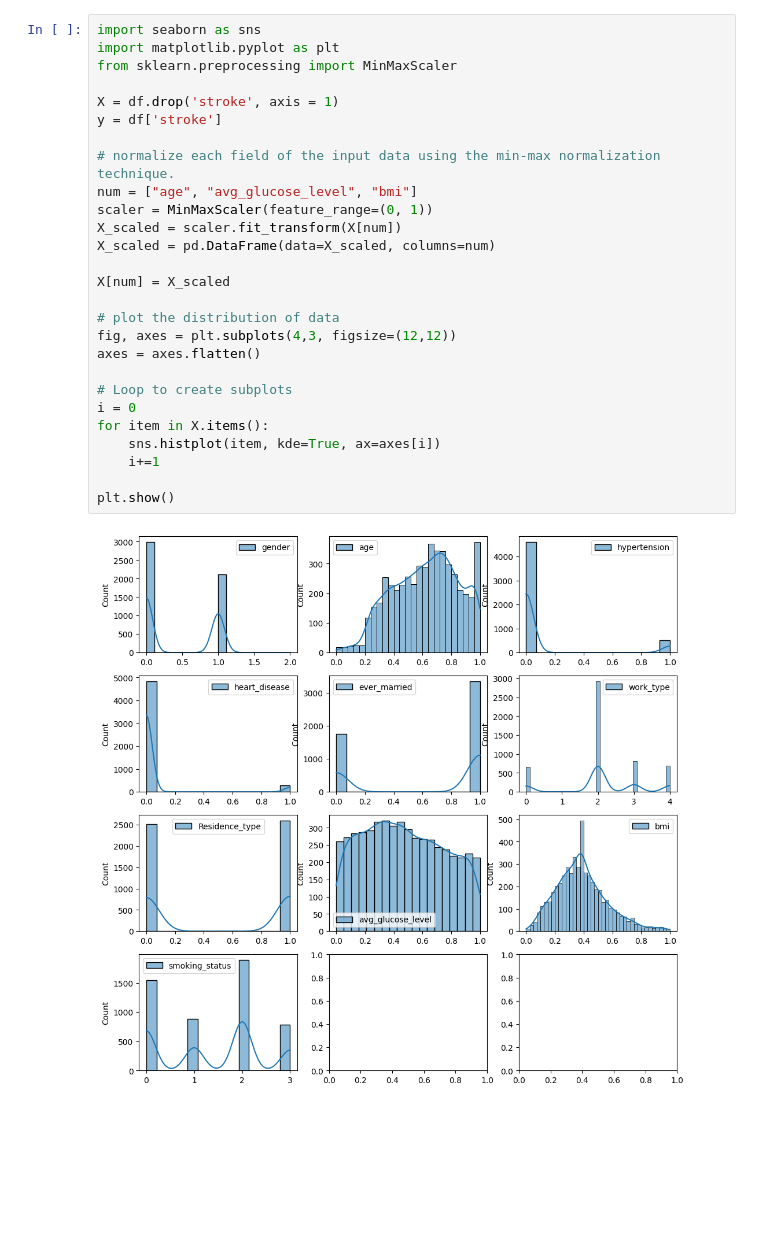
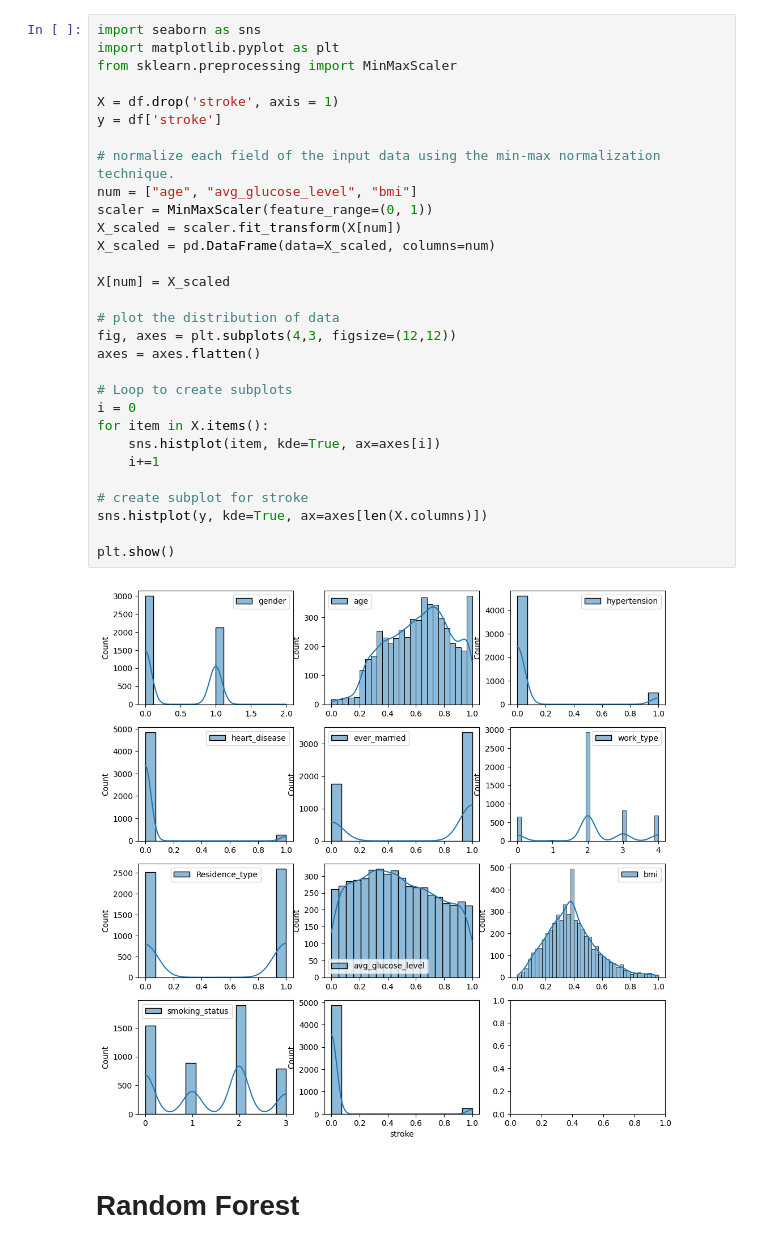
Before and after one commit to kaushal2m2/ecs171_ml_project, a Jupyter notebook: test.ipynb, the cells around one changed output. Drawn from its saved outputs; the diff is of its cells as text; blank space fills up the shorter version.

```diff
--- a/test.ipynb
+++ b/test.ipynb
@@ -57,32 +51,37 @@ display(df.head(5))
 # %%
 import seaborn as sns
 import matplotlib.pyplot as plt
 from sklearn.preprocessing import MinMaxScaler
 
 X = df.drop('stroke', axis = 1)
 y = df['stroke']
 
 # normalize each field of the input data using the min-max normalization technique.
 num = ["age", "avg_glucose_level", "bmi"]
 scaler = MinMaxScaler(feature_range=(0, 1))
 X_scaled = scaler.fit_transform(X[num])
 X_scaled = pd.DataFrame(data=X_scaled, columns=num)
 
 X[num] = X_scaled
 
 # plot the distribution of data
 fig, axes = plt.subplots(4,3, figsize=(12,12))
 axes = axes.flatten()
 
 # Loop to create subplots
 i = 0
 for item in X.items():
     sns.histplot(item, kde=True, ax=axes[i])
     i+=1
 
+# create subplot for stroke
+sns.histplot(y, kde=True, ax=axes[len(X.columns)])
+
 plt.show()
 # %% [output]
-[figure, old version]
+[figure, new version]
+# %% [markdown]
+# Random Forest
 # %%
 from sklearn.ensemble import RandomForestClassifier
 from sklearn.metrics import classification_report, accuracy_score
```
Also changed, not shown: parts of 7 cells of this notebook.
